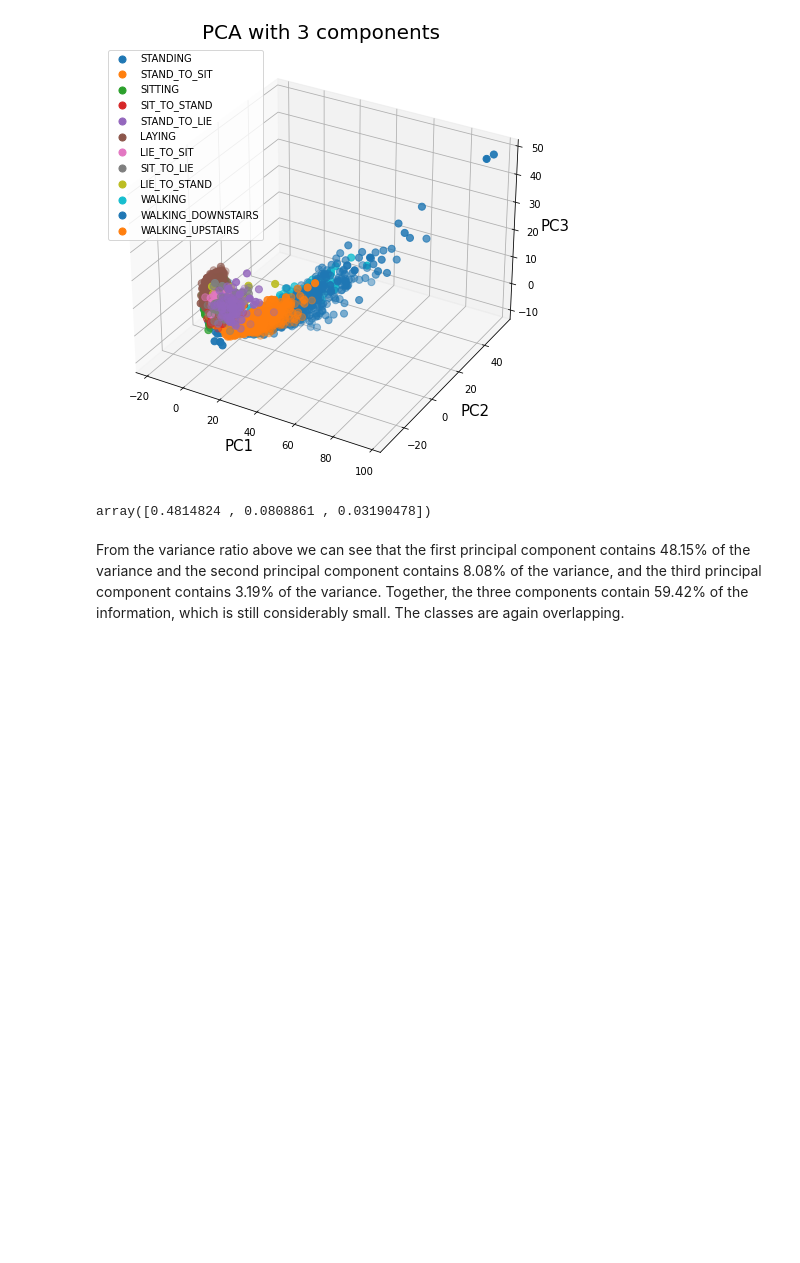
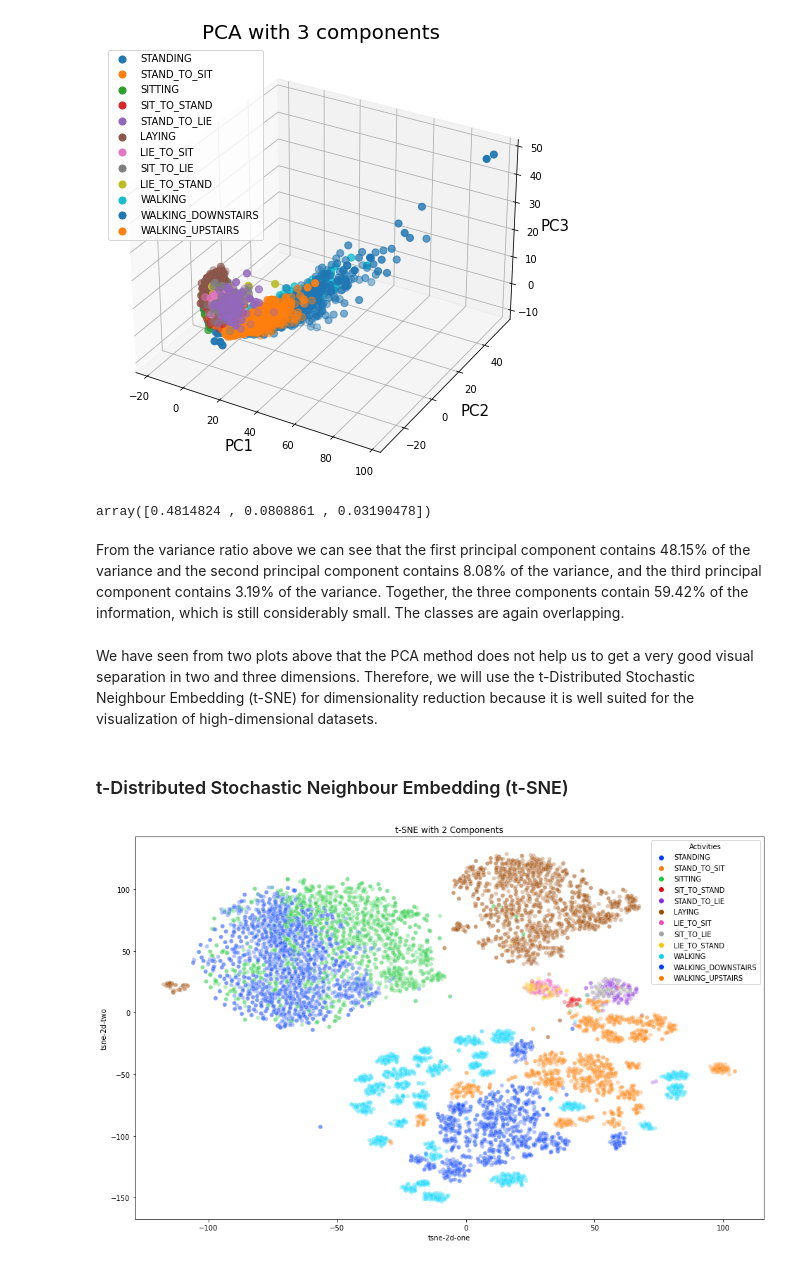
Before and after one commit to zunedz/CS3244-Project, a Jupyter notebook: Project.ipynb, the cells around one changed output. Cells and saved outputs as stored; diff of their text form; code cells hidden in the pictures; blank space fills up the shorter version.

Commit message:
Perform t-SNE

```diff
--- a/Project.ipynb
+++ b/Project.ipynb
@@ -172,3 +172,46 @@ pca3.explained_variance_ratio_
 array([0.4814824 , 0.0808861 , 0.03190478])
 # %% [markdown]
 From the variance ratio above we can see that the first principal component contains 48.15% of the variance and the second principal component contains 8.08% of the variance, and the third principal component contains 3.19% of the variance. Together, the three components contain 59.42% of the information, which is still considerably small. The classes are again overlapping.
+# %% [markdown]
+We have seen from two plots above that the PCA method does not help us to get a very good visual separation in two and three dimensions. Therefore, we will use the t-Distributed Stochastic Neighbour Embedding (t-SNE) for dimensionality reduction because it is well suited for the visualization of high-dimensional datasets.
+# %% [markdown]
+### t-Distributed Stochastic Neighbour Embedding (t-SNE)
+# %%
+# First, we need to standardize the data to get better performance
+from sklearn.preprocessing import StandardScaler
+features = train.columns.values.tolist()
+features.remove('Activity')
+
+# Separating out the features
+x = train.loc[:, features].values
+
+# Separating out the target
+y = train.loc[:,['Activity']].values
+
+# Standardizing the features
+x = StandardScaler().fit_transform(x)
+# %%
+from sklearn.manifold import TSNE
+tsne = TSNE(n_components = 2, perplexity = 50, n_iter = 7000)
+tsne_results = tsne.fit_transform(x)
+
+df_subset = pd.DataFrame(columns = ['tsne-2d-one','tsne-2d-two','Activities'])
+df_subset['tsne-2d-one'] = tsne_results[:, 0]
+df_subset['tsne-2d-two'] = tsne_results[:, 1]
+df_subset['Activities'] = y
+# %%
+plt.figure(figsize = (16, 10))
+plt.title('t-SNE with 2 Components')
+
+sns.scatterplot(
+    x = "tsne-2d-one", y = "tsne-2d-two",
+    hue = "Activities",
+    palette = "bright",
+    data = df_subset,
+    legend = "full",
+    alpha = 0.3
+)
+
+plt.show()
+# %% [output]
+[figure, added]
```
Also changed, not shown: parts of 3 cells of this notebook.
